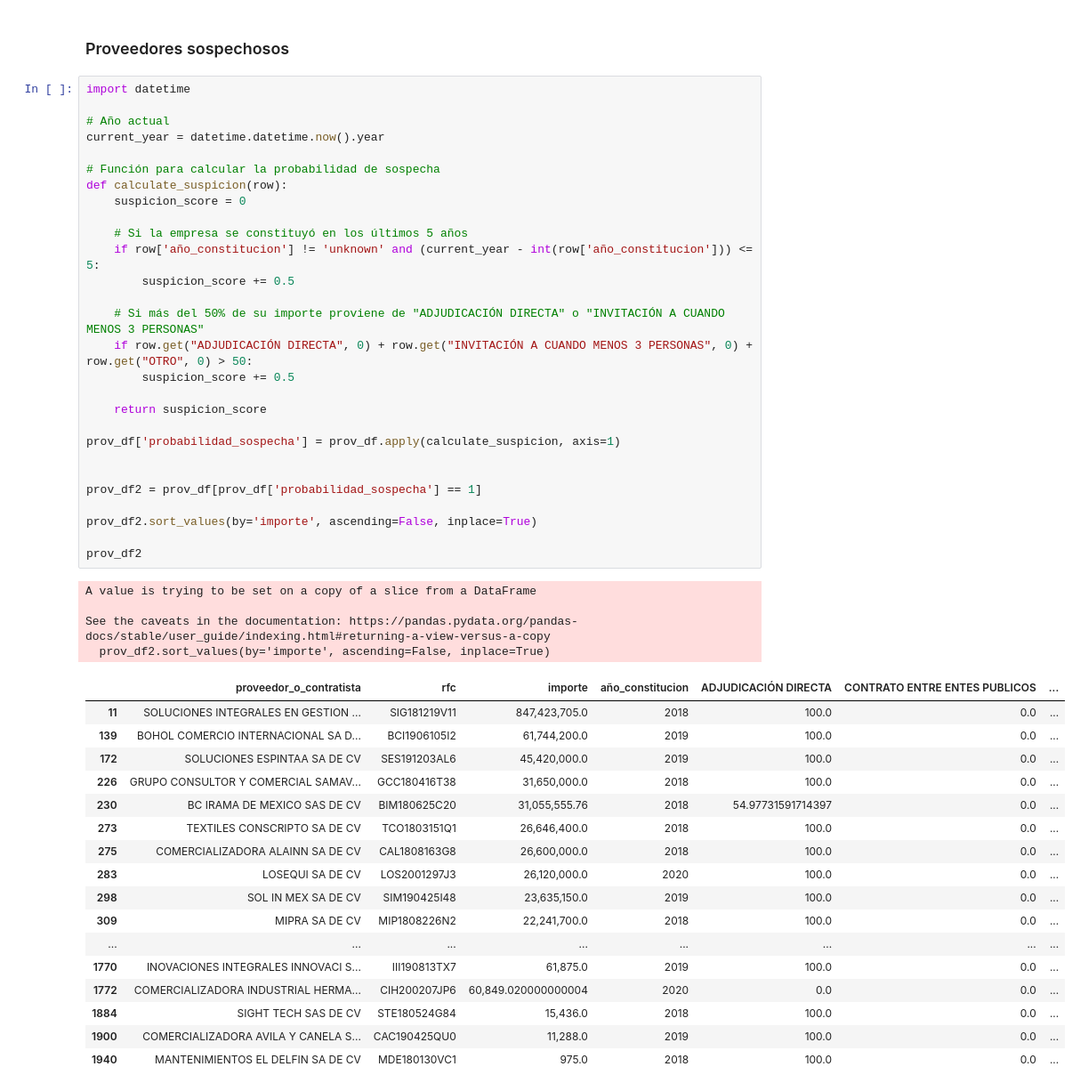
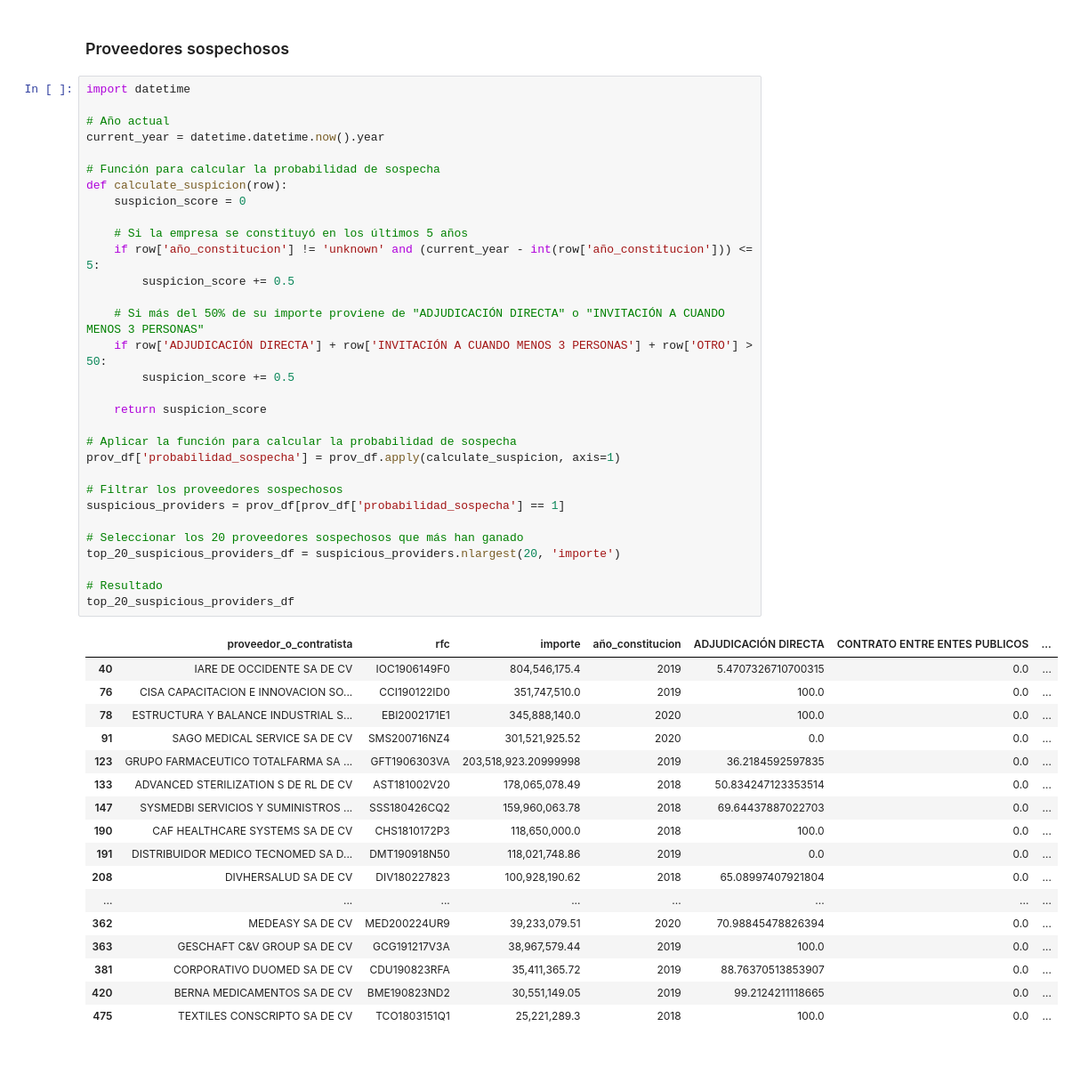
Before and after one commit to artiherrera/analisis_compranet, a Jupyter notebook: notebooks/2.0-buscador_consolidado.ipynb, the cells around one changed output. Shown at 89% size. Saved outputs shown, nothing was run; the diff lists cells and outputs as text; blank space fills up the shorter version.

```diff
--- a/notebooks/2.0-buscador_consolidado.ipynb
+++ b/notebooks/2.0-buscador_consolidado.ipynb
@@ -414,51 +414,50 @@ plt.show()
 # %%
 import datetime
 
 # Año actual
 current_year = datetime.datetime.now().year
 
 # Función para calcular la probabilidad de sospecha
 def calculate_suspicion(row):
     suspicion_score = 0
 
     # Si la empresa se constituyó en los últimos 5 años
     if row['año_constitucion'] != 'unknown' and (current_year - int(row['año_constitucion'])) <= 5:
         suspicion_score += 0.5
 
     # Si más del 50% de su importe proviene de "ADJUDICACIÓN DIRECTA" o "INVITACIÓN A CUANDO MENOS 3 PERSONAS"
-    if row.get("ADJUDICACIÓN DIRECTA", 0) + row.get("INVITACIÓN A CUANDO MENOS 3 PERSONAS", 0) +  row.get("OTRO", 0) > 50:
+    if row['ADJUDICACIÓN DIRECTA'] + row['INVITACIÓN A CUANDO MENOS 3 PERSONAS'] + row['OTRO'] > 50:
         suspicion_score += 0.5
 
     return suspicion_score
 
+# Aplicar la función para calcular la probabilidad de sospecha
 prov_df['probabilidad_sospecha'] = prov_df.apply(calculate_suspicion, axis=1)
 
+# Filtrar los proveedores sospechosos
+suspicious_providers = prov_df[prov_df['probabilidad_sospecha'] == 1]
 
-prov_df2 = prov_df[prov_df['probabilidad_sospecha'] == 1]
+# Seleccionar los 20 proveedores sospechosos que más han ganado
+top_20_suspicious_providers_df = suspicious_providers.nlargest(20, 'importe')
 
-prov_df2.sort_values(by='importe', ascending=False, inplace=True)
-
-prov_df2
+# Resultado
+top_20_suspicious_providers_df
 # %% [output]
-A value is trying to be set on a copy of a slice from a DataFrame
-
-See the caveats in the documentation: https://pandas.pydata.org/pandas-docs/stable/user_guide/indexing.html#returning-a-view-versus-a-copy
-  prov_df2.sort_values(by='importe', ascending=False, inplace=True)
 |  | proveedor_o_contratista | rfc | importe | año_constitucion | ADJUDICACIÓN DIRECTA | CONTRATO ENTRE ENTES PUBLICOS | ... |
-| 11 | SOLUCIONES INTEGRALES EN GESTION ... | SIG181219V11 | 847,423,705.0 | 2018 | 100.0 | 0.0 | ... |
-| 139 | BOHOL COMERCIO INTERNACIONAL SA D... | BCI1906105I2 | 61,744,200.0 | 2019 | 100.0 | 0.0 | ... |
-| 172 | SOLUCIONES ESPINTAA SA DE CV | SES191203AL6 | 45,420,000.0 | 2019 | 100.0 | 0.0 | ... |
-| 226 | GRUPO CONSULTOR Y COMERCIAL SAMAV... | GCC180416T38 | 31,650,000.0 | 2018 | 100.0 | 0.0 | ... |
-| 230 | BC IRAMA DE MEXICO SAS DE CV | BIM180625C20 | 31,055,555.76 | 2018 | 54.97731591714397 | 0.0 | ... |
-| 273 | TEXTILES CONSCRIPTO SA DE CV | TCO1803151Q1 | 26,646,400.0 | 2018 | 100.0 | 0.0 | ... |
-| 275 | COMERCIALIZADORA ALAINN SA DE CV | CAL1808163G8 | 26,600,000.0 | 2018 | 100.0 | 0.0 | ... |
-| 283 | LOSEQUI SA DE CV | LOS2001297J3 | 26,120,000.0 | 2020 | 100.0 | 0.0 | ... |
-| 298 | SOL IN MEX SA DE CV | SIM190425I48 | 23,635,150.0 | 2019 | 100.0 | 0.0 | ... |
-| 309 | MIPRA SA DE CV | MIP1808226N2 | 22,241,700.0 | 2018 | 100.0 | 0.0 | ... |
+| 40 | IARE DE OCCIDENTE SA DE CV | IOC1906149F0 | 804,546,175.4 | 2019 | 5.4707326710700315 | 0.0 | ... |
+| 76 | CISA CAPACITACION E INNOVACION SO... | CCI190122ID0 | 351,747,510.0 | 2019 | 100.0 | 0.0 | ... |
+| 78 | ESTRUCTURA Y BALANCE INDUSTRIAL S... | EBI2002171E1 | 345,888,140.0 | 2020 | 100.0 | 0.0 | ... |
+| 91 | SAGO MEDICAL SERVICE SA DE CV | SMS200716NZ4 | 301,521,925.52 | 2020 | 0.0 | 0.0 | ... |
+| 123 | GRUPO FARMACEUTICO TOTALFARMA SA ... | GFT1906303VA | 203,518,923.20999998 | 2019 | 36.2184592597835 | 0.0 | ... |
+| 133 | ADVANCED STERILIZATION S DE RL DE CV | AST181002V20 | 178,065,078.49 | 2018 | 50.834247123353514 | 0.0 | ... |
+| 147 | SYSMEDBI SERVICIOS Y SUMINISTROS ... | SSS180426CQ2 | 159,960,063.78 | 2018 | 69.64437887022703 | 0.0 | ... |
+| 190 | CAF HEALTHCARE SYSTEMS SA DE CV | CHS1810172P3 | 118,650,000.0 | 2018 | 100.0 | 0.0 | ... |
+| 191 | DISTRIBUIDOR MEDICO TECNOMED SA D... | DMT190918N50 | 118,021,748.86 | 2019 | 0.0 | 0.0 | ... |
+| 208 | DIVHERSALUD SA DE CV | DIV180227823 | 100,928,190.62 | 2018 | 65.08997407921804 | 0.0 | ... |
 | ... | ... | ... | ... | ... | ... | ... | ... |
-| 1770 | INOVACIONES INTEGRALES INNOVACI S... | III190813TX7 | 61,875.0 | 2019 | 100.0 | 0.0 | ... |
-| 1772 | COMERCIALIZADORA INDUSTRIAL HERMA... | CIH200207JP6 | 60,849.020000000004 | 2020 | 0.0 | 0.0 | ... |
-| 1884 | SIGHT TECH SAS DE CV | STE180524G84 | 15,436.0 | 2018 | 100.0 | 0.0 | ... |
-| 1900 | COMERCIALIZADORA AVILA Y CANELA S... | CAC190425QU0 | 11,288.0 | 2019 | 100.0 | 0.0 | ... |
-| 1940 | MANTENIMIENTOS EL DELFIN SA DE CV | MDE180130VC1 | 975.0 | 2018 | 100.0 | 0.0 | ... |
+| 362 | MEDEASY SA DE CV | MED200224UR9 | 39,233,079.51 | 2020 | 70.98845478826394 | 0.0 | ... |
+| 363 | GESCHAFT C&V GROUP SA DE CV | GCG191217V3A | 38,967,579.44 | 2019 | 100.0 | 0.0 | ... |
+| 381 | CORPORATIVO DUOMED SA DE CV | CDU190823RFA | 35,411,365.72 | 2019 | 88.76370513853907 | 0.0 | ... |
+| 420 | BERNA MEDICAMENTOS SA DE CV | BME190823ND2 | 30,551,149.05 | 2019 | 99.2124211118665 | 0.0 | ... |
+| 475 | TEXTILES CONSCRIPTO SA DE CV | TCO1803151Q1 | 25,221,289.3 | 2018 | 100.0 | 0.0 | ... |
 # %%
```
Also changed, not shown: parts of 1 cell of this notebook.
